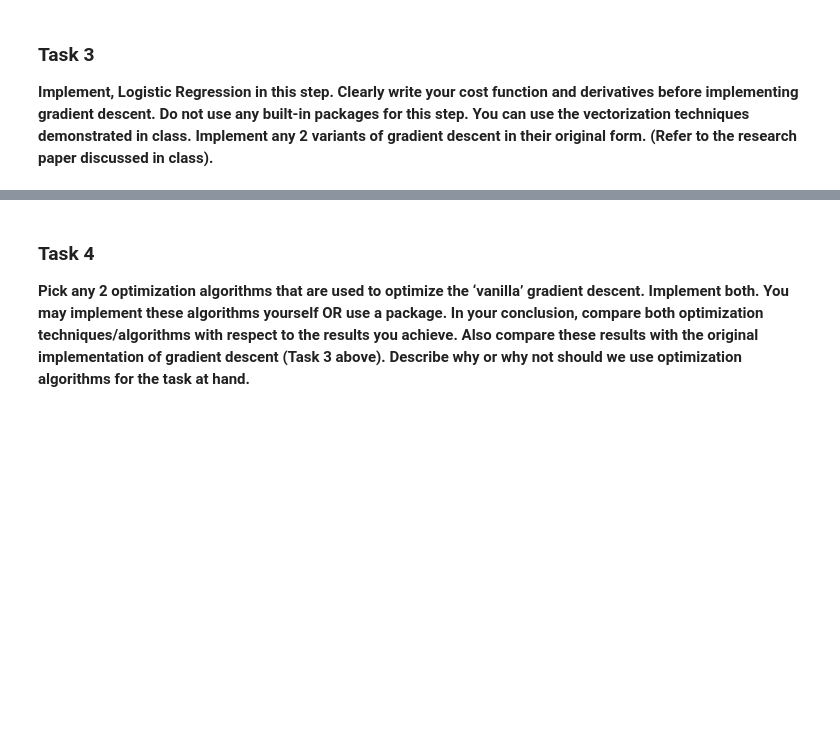
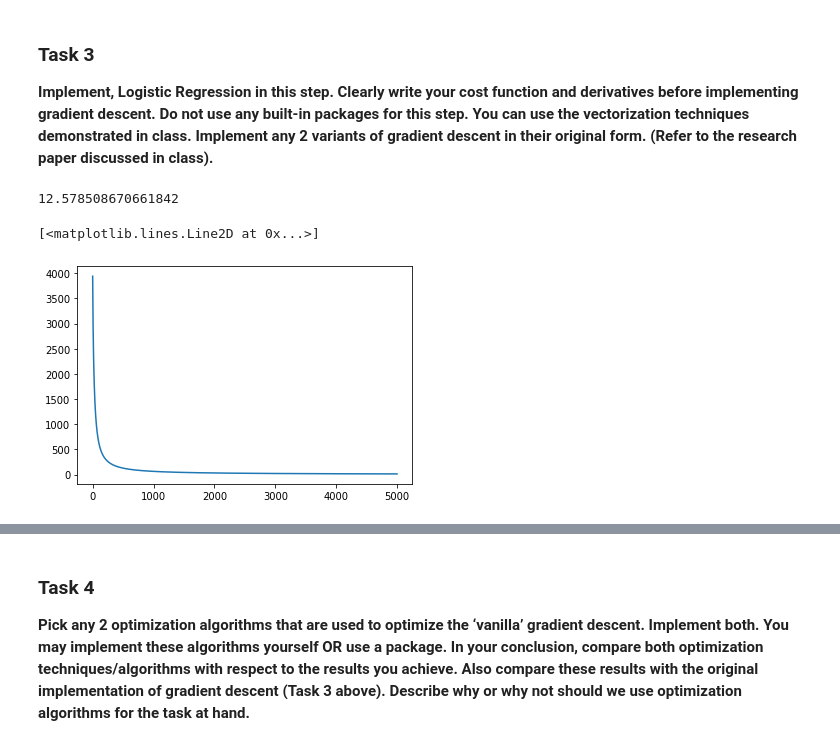
Before and after one commit to danielkopp4/CSCI4962-Projects-ML-AI, a Jupyter notebook: hw1/hw1.ipynb, the cells around one changed output, grey strips where cells are left out. Drawn from its saved outputs; the diff is of its cells as text; code cells hidden in the pictures; blank space fills up the shorter version.

```diff
--- a/hw1/hw1.ipynb
+++ b/hw1/hw1.ipynb
@@ -24,6 +28,5 @@ if not os.path.exists(folder_name):
     od.download(dataset_link)
 
 data = pd.read_csv(os.path.join(folder_name, file_name))
-# data = data.drop(0)
-
+data = data.drop('ID', axis=1)
 data.head()
@@ -46,28 +95,3 @@ for label in labels:
 ### Task 3
 
 **Implement, Logistic Regression in this step. Clearly write your cost function and derivatives before implementing gradient descent. Do not use any built-in packages for this step. You can use the vectorization techniques demonstrated in class. Implement any 2 variants of gradient descent in their original form. (Refer to the research paper discussed in class).**
-# %%
-class LogisticRegressionModel:
-    def __init__(self, cost_fn, input_features):
-        self.cost_fn = cost_fn
-        self.weights = np.zeros((input_features, 1))
-        self.bias = np.zeros((1,))
-
-    def _calculate_gradient(self):
-        pass
-
-    def forward(self, D):
-        pass
-
-    def gradient_update(self, learning_rate):
-        pass
-
-    def loss(self):
-        pass
-
-def fit_sgd(dataset_train, dataset_test):
-    model = LogisticRegressionModel()
-
-
-def fit_batched(dataset_train, dataset_test):
-    model = LogisticRegressionModel()
@@ -73,0 +174,10 @@ def fit_batched(dataset_train, dataset_test):
+# %%
+epochs = 5000
+history, loss = fit_batched(train_data, test_data, epochs, 1E-1, train_data[0].shape[1])
+
+print(loss)
+plt.plot(range(epochs), history)
+# %% [output]
+12.578508670661842
+[<matplotlib.lines.Line2D at 0x...>]
+[figure, added]
```
Also changed, not shown: parts of 12 cells of this notebook.
